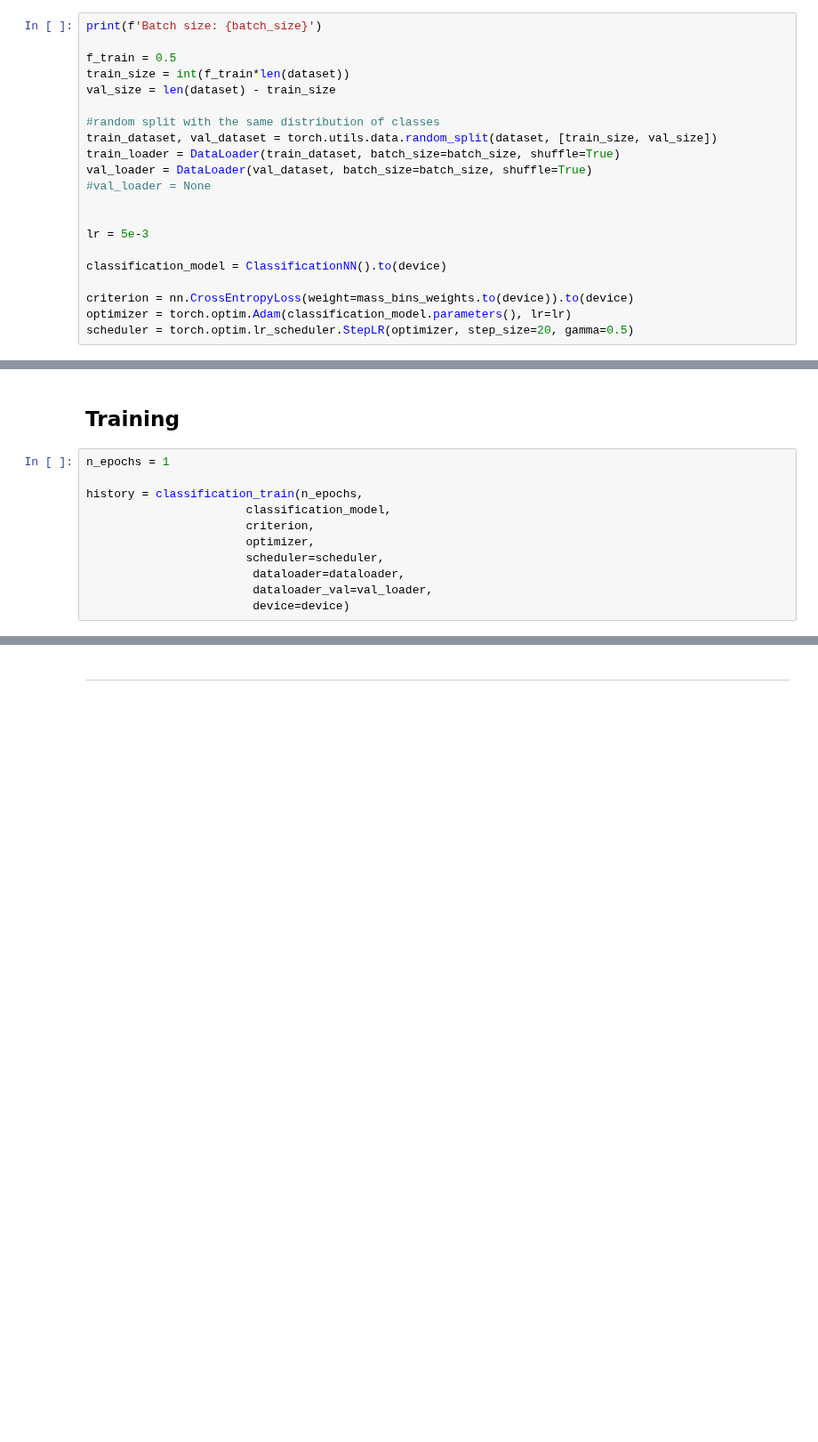
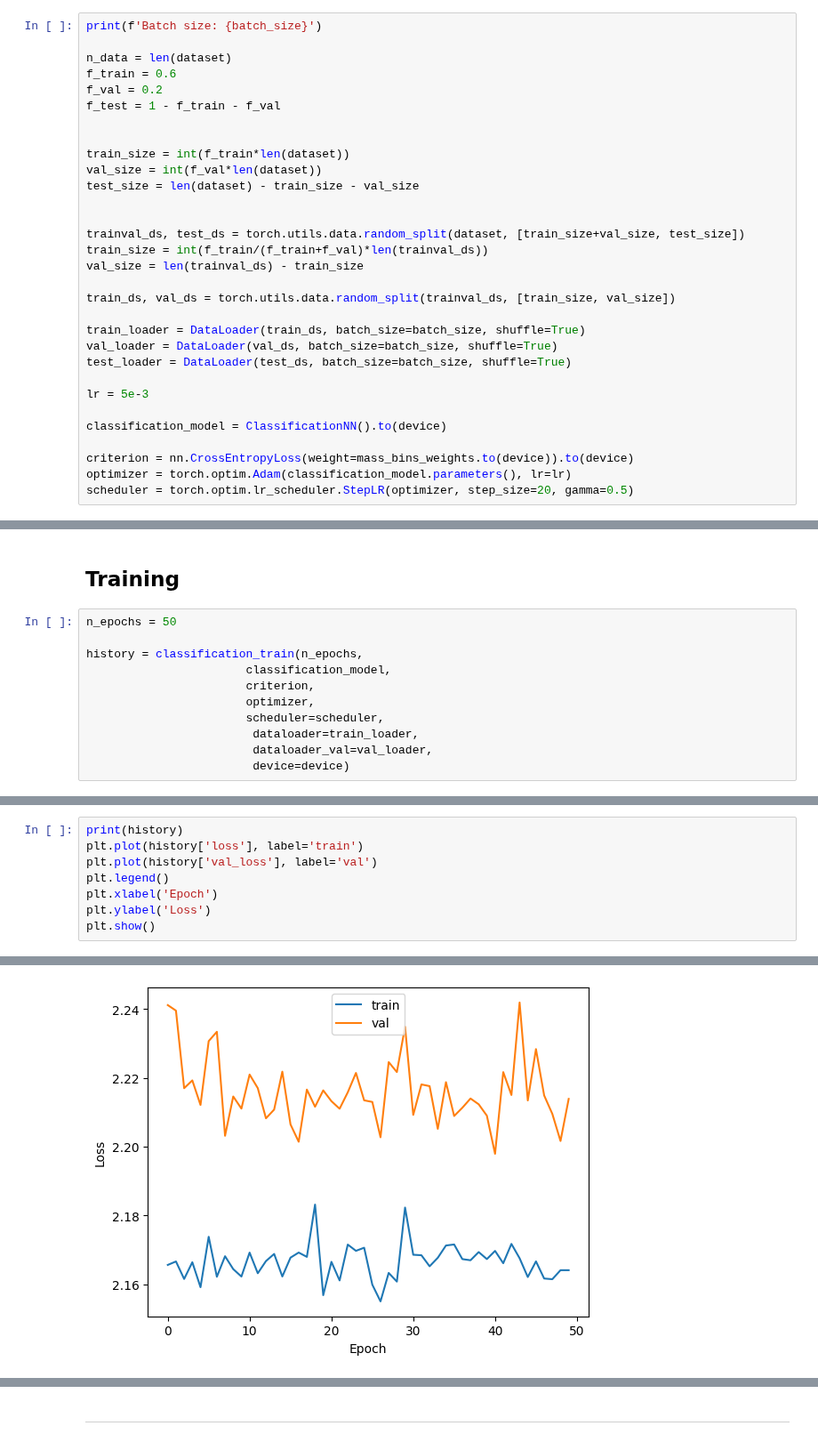
Before and after one commit to SergeiDBykov/self_supervised_halos, a Jupyter notebook: notebooks/1_tng_density_classification_colab.ipynb, the cells around one changed output, grey strips where cells are left out. Shown at 89% size. Cells and saved outputs as stored; diff of their text form; blank space fills up the shorter version.

```diff
--- a/notebooks/1_tng_density_classification_colab.ipynb
+++ b/notebooks/1_tng_density_classification_colab.ipynb
@@ -499,16 +330,26 @@ def classification_train(epochs,
 # %%
 print(f'Batch size: {batch_size}')
 
-f_train = 0.5
+n_data = len(dataset)
+f_train = 0.6
+f_val = 0.2
+f_test = 1 - f_train - f_val
+
+
 train_size = int(f_train*len(dataset))
-val_size = len(dataset) - train_size
+val_size = int(f_val*len(dataset))
+test_size = len(dataset) - train_size - val_size
 
-#random split with the same distribution of classes
-train_dataset, val_dataset = torch.utils.data.random_split(dataset, [train_size, val_size])
-train_loader = DataLoader(train_dataset, batch_size=batch_size, shuffle=True)
-val_loader = DataLoader(val_dataset, batch_size=batch_size, shuffle=True)
-#val_loader = None
 
+trainval_ds, test_ds = torch.utils.data.random_split(dataset, [train_size+val_size, test_size])
+train_size = int(f_train/(f_train+f_val)*len(trainval_ds))
+val_size = len(trainval_ds) - train_size
+
+train_ds, val_ds = torch.utils.data.random_split(trainval_ds, [train_size, val_size])
+
+train_loader = DataLoader(train_ds, batch_size=batch_size, shuffle=True)
+val_loader = DataLoader(val_ds, batch_size=batch_size, shuffle=True)
+test_loader = DataLoader(test_ds, batch_size=batch_size, shuffle=True)
 
 lr = 5e-3
 
@@ -534,14 +382,14 @@ scheduler = torch.optim.lr_scheduler.StepLR(optimizer, step_size=20, gamma=0.5)
 # %% [markdown]
 ## Training
 # %%
-n_epochs = 1
+n_epochs = 50
 
 history = classification_train(n_epochs,
                        classification_model,
                        criterion,
                        optimizer,
                        scheduler=scheduler,
-                        dataloader=dataloader,
+                        dataloader=train_loader,
                         dataloader_val=val_loader,
                         device=device)
 # %%
@@ -554,0 +406,9 @@ plt.show()
+# %%
+print(history)
+plt.plot(history['loss'], label='train')
+plt.plot(history['val_loss'], label='val')
+plt.legend()
+plt.xlabel('Epoch')
+plt.ylabel('Loss')
+plt.show()
+# %% [output]
@@ -554,0 +416 @@ plt.show()
+[figure, added]
```
Also changed, not shown: parts of 22 cells of this notebook.
